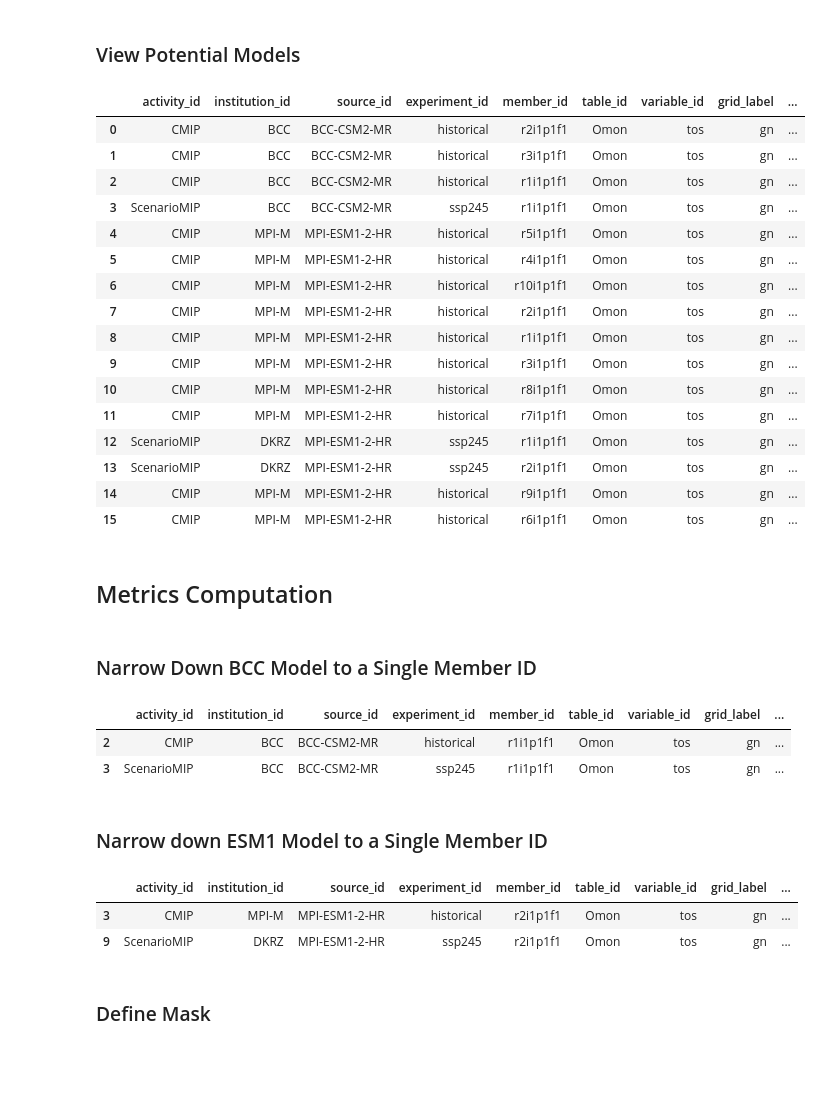
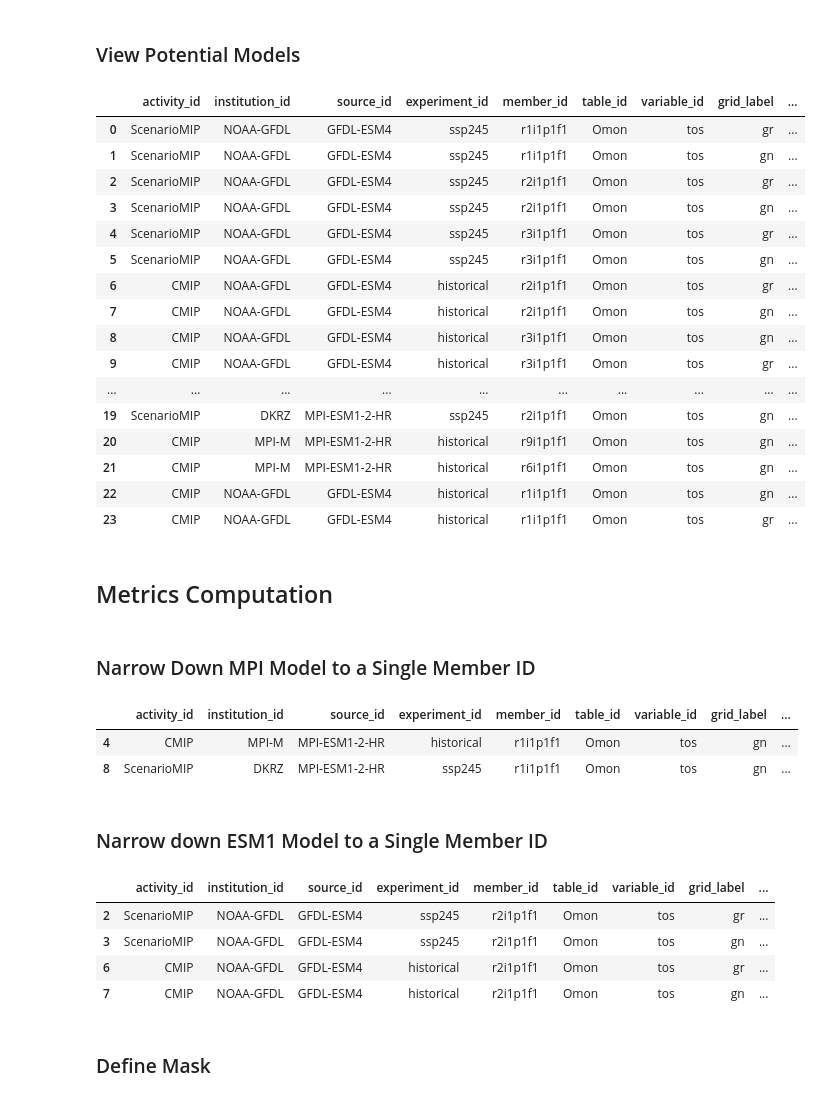
Before and after one commit to tommats00/EDS296_project, a Jupyter notebook: hawaii_analysis.ipynb, the cells around one changed output. Drawn from its saved outputs; the diff is of its cells as text; code cells hidden in the pictures; blank space fills up the shorter version.

```diff
--- a/hawaii_analysis.ipynb
+++ b/hawaii_analysis.ipynb
@@ -42,7 +40,7 @@ catalog = intake.open_esm_datastore('https://cmip6-pds.s3.amazonaws.com/pangeo-c
 activity_ids = ['ScenarioMIP', 'CMIP']
 
 # source_id: Two models for this exercise
-source_id = ['MPI-ESM1-2-HR', 'BCC-CSM2-MR']
+source_id = ['MPI-ESM1-2-HR', 'GFDL-ESM4']
 
 # experiment_id: what experimental configuration do you want? Here we want historical and the four main SSPs
 experiment_ids = ['historical', 'ssp245']
@@ -69,34 +67,34 @@ res = res.df
 res
 # %% [output]
 |  | activity_id | institution_id | source_id | experiment_id | member_id | table_id | variable_id | grid_label | ... |
-| 0 | CMIP | BCC | BCC-CSM2-MR | historical | r2i1p1f1 | Omon | tos | gn | ... |
-| 1 | CMIP | BCC | BCC-CSM2-MR | historical | r3i1p1f1 | Omon | tos | gn | ... |
-| 2 | CMIP | BCC | BCC-CSM2-MR | historical | r1i1p1f1 | Omon | tos | gn | ... |
-| 3 | ScenarioMIP | BCC | BCC-CSM2-MR | ssp245 | r1i1p1f1 | Omon | tos | gn | ... |
-| 4 | CMIP | MPI-M | MPI-ESM1-2-HR | historical | r5i1p1f1 | Omon | tos | gn | ... |
-| 5 | CMIP | MPI-M | MPI-ESM1-2-HR | historical | r4i1p1f1 | Omon | tos | gn | ... |
-| 6 | CMIP | MPI-M | MPI-ESM1-2-HR | historical | r10i1p1f1 | Omon | tos | gn | ... |
-| 7 | CMIP | MPI-M | MPI-ESM1-2-HR | historical | r2i1p1f1 | Omon | tos | gn | ... |
-| 8 | CMIP | MPI-M | MPI-ESM1-2-HR | historical | r1i1p1f1 | Omon | tos | gn | ... |
-| 9 | CMIP | MPI-M | MPI-ESM1-2-HR | historical | r3i1p1f1 | Omon | tos | gn | ... |
-| 10 | CMIP | MPI-M | MPI-ESM1-2-HR | historical | r8i1p1f1 | Omon | tos | gn | ... |
-| 11 | CMIP | MPI-M | MPI-ESM1-2-HR | historical | r7i1p1f1 | Omon | tos | gn | ... |
-| 12 | ScenarioMIP | DKRZ | MPI-ESM1-2-HR | ssp245 | r1i1p1f1 | Omon | tos | gn | ... |
-| 13 | ScenarioMIP | DKRZ | MPI-ESM1-2-HR | ssp245 | r2i1p1f1 | Omon | tos | gn | ... |
-| 14 | CMIP | MPI-M | MPI-ESM1-2-HR | historical | r9i1p1f1 | Omon | tos | gn | ... |
-| 15 | CMIP | MPI-M | MPI-ESM1-2-HR | historical | r6i1p1f1 | Omon | tos | gn | ... |
+| 0 | ScenarioMIP | NOAA-GFDL | GFDL-ESM4 | ssp245 | r1i1p1f1 | Omon | tos | gr | ... |
+| 1 | ScenarioMIP | NOAA-GFDL | GFDL-ESM4 | ssp245 | r1i1p1f1 | Omon | tos | gn | ... |
+| 2 | ScenarioMIP | NOAA-GFDL | GFDL-ESM4 | ssp245 | r2i1p1f1 | Omon | tos | gr | ... |
+| 3 | ScenarioMIP | NOAA-GFDL | GFDL-ESM4 | ssp245 | r2i1p1f1 | Omon | tos | gn | ... |
+| 4 | ScenarioMIP | NOAA-GFDL | GFDL-ESM4 | ssp245 | r3i1p1f1 | Omon | tos | gr | ... |
+| 5 | ScenarioMIP | NOAA-GFDL | GFDL-ESM4 | ssp245 | r3i1p1f1 | Omon | tos | gn | ... |
+| 6 | CMIP | NOAA-GFDL | GFDL-ESM4 | historical | r2i1p1f1 | Omon | tos | gr | ... |
+| 7 | CMIP | NOAA-GFDL | GFDL-ESM4 | historical | r2i1p1f1 | Omon | tos | gn | ... |
+| 8 | CMIP | NOAA-GFDL | GFDL-ESM4 | historical | r3i1p1f1 | Omon | tos | gn | ... |
+| 9 | CMIP | NOAA-GFDL | GFDL-ESM4 | historical | r3i1p1f1 | Omon | tos | gr | ... |
+| ... | ... | ... | ... | ... | ... | ... | ... | ... | ... |
+| 19 | ScenarioMIP | DKRZ | MPI-ESM1-2-HR | ssp245 | r2i1p1f1 | Omon | tos | gn | ... |
+| 20 | CMIP | MPI-M | MPI-ESM1-2-HR | historical | r9i1p1f1 | Omon | tos | gn | ... |
+| 21 | CMIP | MPI-M | MPI-ESM1-2-HR | historical | r6i1p1f1 | Omon | tos | gn | ... |
+| 22 | CMIP | NOAA-GFDL | GFDL-ESM4 | historical | r1i1p1f1 | Omon | tos | gn | ... |
+| 23 | CMIP | NOAA-GFDL | GFDL-ESM4 | historical | r1i1p1f1 | Omon | tos | gr | ... |
 # %%
-BCC = res[res["source_id"]=='BCC-CSM2-MR'].reset_index(drop=True)
-esm1 = res[res["source_id"]=='MPI-ESM1-2-HR'].reset_index(drop=True)
+MPI = res[res["source_id"]=='MPI-ESM1-2-HR'].reset_index(drop=True)
+ESM4 = res[res["source_id"]=='GFDL-ESM4'].reset_index(drop=True)
 # %% [markdown]
 ## Metrics Computation
 # %% [markdown]
-### Narrow Down BCC Model to a Single Member ID
+### Narrow Down MPI Model to a Single Member ID
 # %%
-BCC = BCC[BCC['member_id']=='r1i1p1f1']
-BCC
+MPI = MPI[MPI['member_id']=='r1i1p1f1']
+MPI
 # %% [output]
 |  | activity_id | institution_id | source_id | experiment_id | member_id | table_id | variable_id | grid_label | ... |
-| 2 | CMIP | BCC | BCC-CSM2-MR | historical | r1i1p1f1 | Omon | tos | gn | ... |
-| 3 | ScenarioMIP | BCC | BCC-CSM2-MR | ssp245 | r1i1p1f1 | Omon | tos | gn | ... |
+| 4 | CMIP | MPI-M | MPI-ESM1-2-HR | historical | r1i1p1f1 | Omon | tos | gn | ... |
+| 8 | ScenarioMIP | DKRZ | MPI-ESM1-2-HR | ssp245 | r1i1p1f1 | Omon | tos | gn | ... |
 # %%
@@ -105,11 +103,13 @@ proj_data_BCC = xr.open_zarr(BCC['zstore'][3], storage_options = {'anon':True})
 # %% [markdown]
 ### Narrow down ESM1 Model to a Single Member ID
 # %%
-esm1 = esm1[esm1['member_id']=='r2i1p1f1']
-esm1
+ESM4 = ESM4[ESM4['member_id']=='r2i1p1f1']
+ESM4
 # %% [output]
 |  | activity_id | institution_id | source_id | experiment_id | member_id | table_id | variable_id | grid_label | ... |
-| 3 | CMIP | MPI-M | MPI-ESM1-2-HR | historical | r2i1p1f1 | Omon | tos | gn | ... |
-| 9 | ScenarioMIP | DKRZ | MPI-ESM1-2-HR | ssp245 | r2i1p1f1 | Omon | tos | gn | ... |
+| 2 | ScenarioMIP | NOAA-GFDL | GFDL-ESM4 | ssp245 | r2i1p1f1 | Omon | tos | gr | ... |
+| 3 | ScenarioMIP | NOAA-GFDL | GFDL-ESM4 | ssp245 | r2i1p1f1 | Omon | tos | gn | ... |
+| 6 | CMIP | NOAA-GFDL | GFDL-ESM4 | historical | r2i1p1f1 | Omon | tos | gr | ... |
+| 7 | CMIP | NOAA-GFDL | GFDL-ESM4 | historical | r2i1p1f1 | Omon | tos | gn | ... |
 # %%
 # Store as Xarray
```
Also changed, not shown: parts of 21 cells of this notebook.
